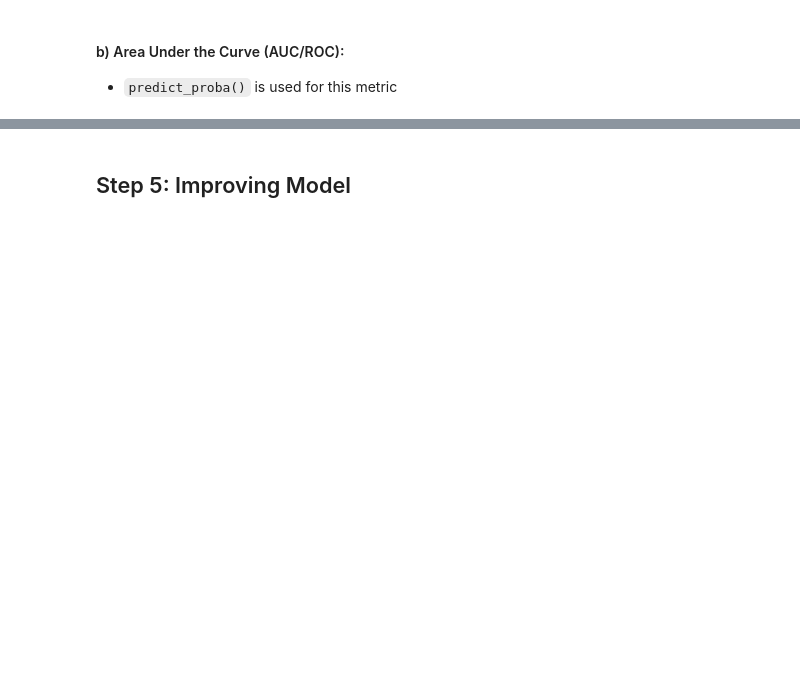
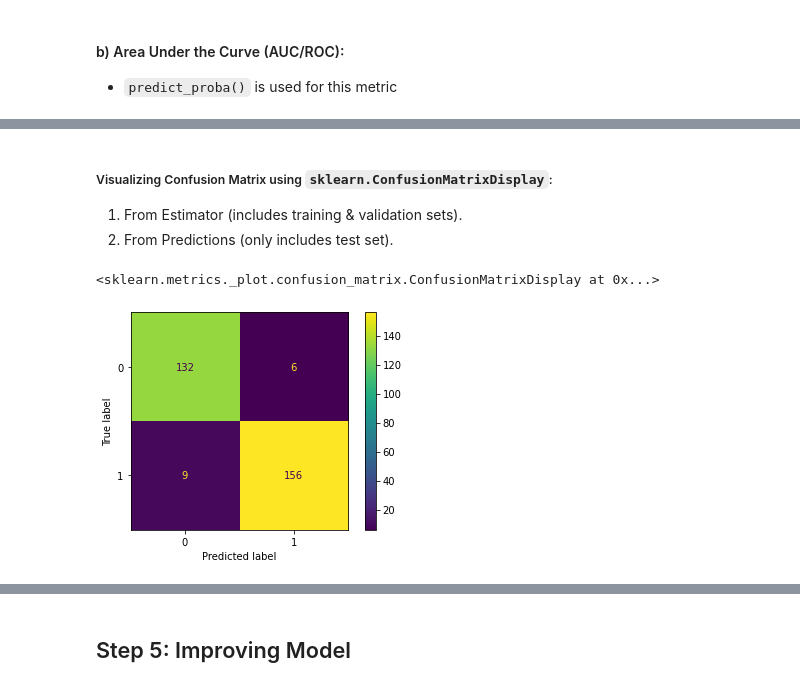
Before and after one commit to thrasher995/thrasher995.github.io, a Jupyter notebook: _data/_notebooks/classification_withCalibration_example.ipynb, the cells around one changed output, grey strips where cells are left out. Saved outputs shown, nothing was run; the diff lists cells and outputs as text; code cells hidden in the pictures; blank space fills up the shorter version.

```diff
--- a/_data/_notebooks/classification_withCalibration_example.ipynb
+++ b/_data/_notebooks/classification_withCalibration_example.ipynb
@@ -42,6 +39,20 @@ X_train,X_valid,Y_train,Y_valid = train_test_split(X_train_valid,Y_train_valid,t
 X_train.shape,Y_train.shape,X_valid.shape,Y_valid.shape,X_test.shape,Y_test.shape
 # %% [output]
 ((169, 13), (169,), (73, 13), (73,), (61, 13), (61,))
+# %%
+### Splitting dataset into train, validation, and test sets using the train_test_split method twice:
+
+from sklearn.model_selection import train_test_split
+# Splitting dataset into train, validation, and test sets using the train_test_split method twice:
+
+X_train_valid,X_test,Y_train_valid,Y_test = train_test_split(X,Y,test_size = 0.2)
+
+X_train,X_valid,Y_train,Y_valid = train_test_split(X_train_valid,Y_train_valid,train_size = 0.7)
+
+# Looking at shapes to ensure that the dataset was split properly:
+X_train.shape,Y_train.shape,X_valid.shape,Y_valid.shape,X_test.shape,Y_test.shape# Splitting dataset into test & train sets using train_test_split method:
+from sklearn.model_selection import train_test_split
+X_train,X_test,Y_train,Y_test = train_test_split(X,Y, test_size=0.2)
 # %% [markdown]
 ## Step 2: Choosing the Model
 Done by following the Model Selection Map. In this example, it's a Classification problem.
@@ -166,0 +226,4 @@ CalibratedClassifierCV(base_estimator=RandomForestClassifier(), cv=35)
+# %% [markdown]
+##### Visualizing Confusion Matrix using `sklearn.ConfusionMatrixDisplay`:
+1. From Estimator (includes training & validation sets).
+2. From Predictions (only includes test set).
@@ -166,0 +232,6 @@ CalibratedClassifierCV(base_estimator=RandomForestClassifier(), cv=35)
+# %%
+# Using from_predictions - Uncalibrated Model:
+ConfusionMatrixDisplay.from_estimator(estimator = model, X= X, y=Y)
+# %% [output]
+<sklearn.metrics._plot.confusion_matrix.ConfusionMatrixDisplay at 0x...>
+[figure, added]
```
Also changed, not shown: parts of 34 cells of this notebook, 1 other file.
